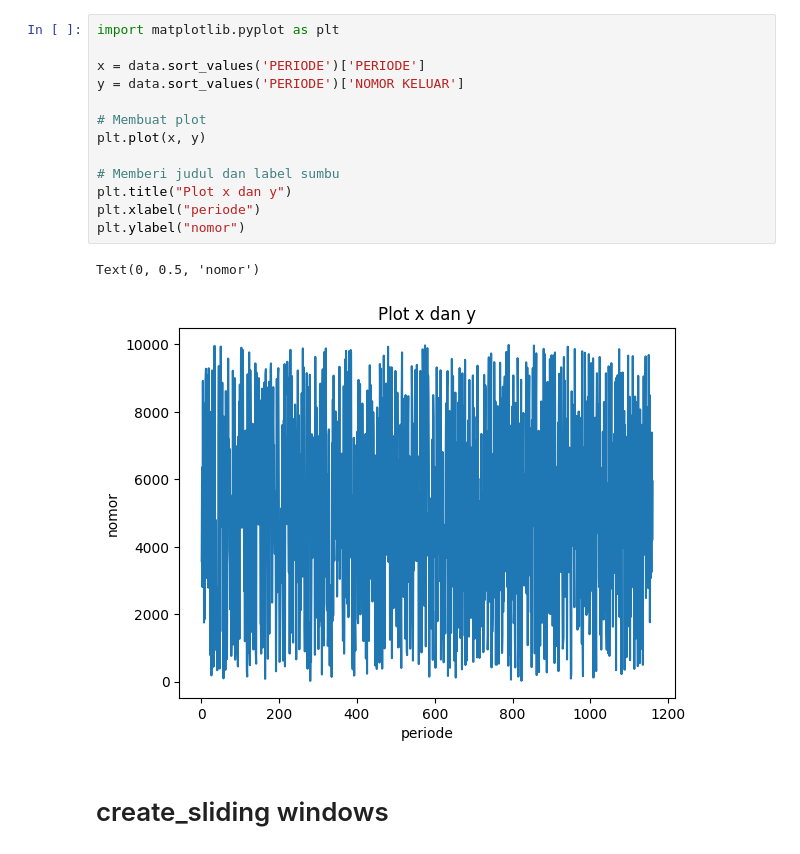
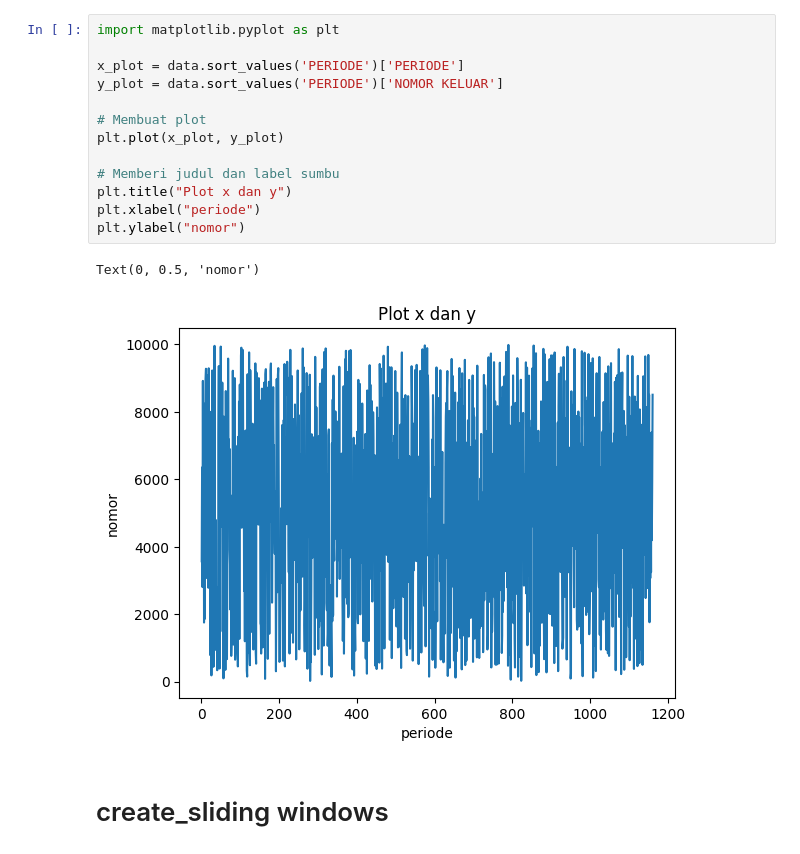
Before and after one commit to mairemortis2106/my_interestwithML, a Jupyter notebook: togel.ipynb, the cells around one changed output. Drawn from its saved outputs; the diff is of its cells as text.

```diff
--- a/togel.ipynb
+++ b/togel.ipynb
@@ -20,19 +36,19 @@ memory usage: 36.4+ KB
 # %%
 import matplotlib.pyplot as plt
 
-x = data.sort_values('PERIODE')['PERIODE']
-y = data.sort_values('PERIODE')['NOMOR KELUAR']
+x_plot = data.sort_values('PERIODE')['PERIODE']
+y_plot = data.sort_values('PERIODE')['NOMOR KELUAR']
 
 # Membuat plot
-plt.plot(x, y)
+plt.plot(x_plot, y_plot)
 
 # Memberi judul dan label sumbu
 plt.title("Plot x dan y")
 plt.xlabel("periode")
 plt.ylabel("nomor")
 # %% [output]
 Text(0, 0.5, 'nomor')
-[figure, old version]
+[figure, new version]
 # %% [markdown]
 # create_sliding windows
 # %%
```
Also changed, not shown: parts of 17 cells of this notebook, 2 other files.
